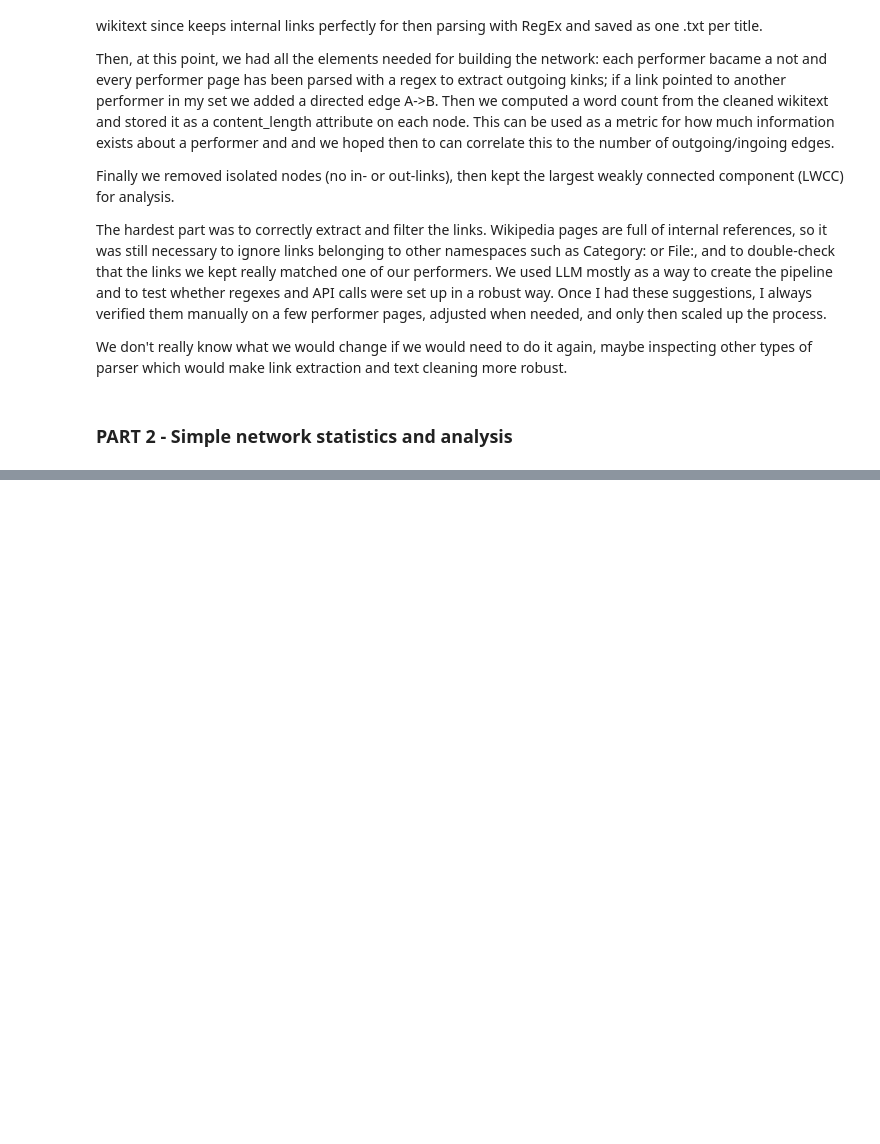
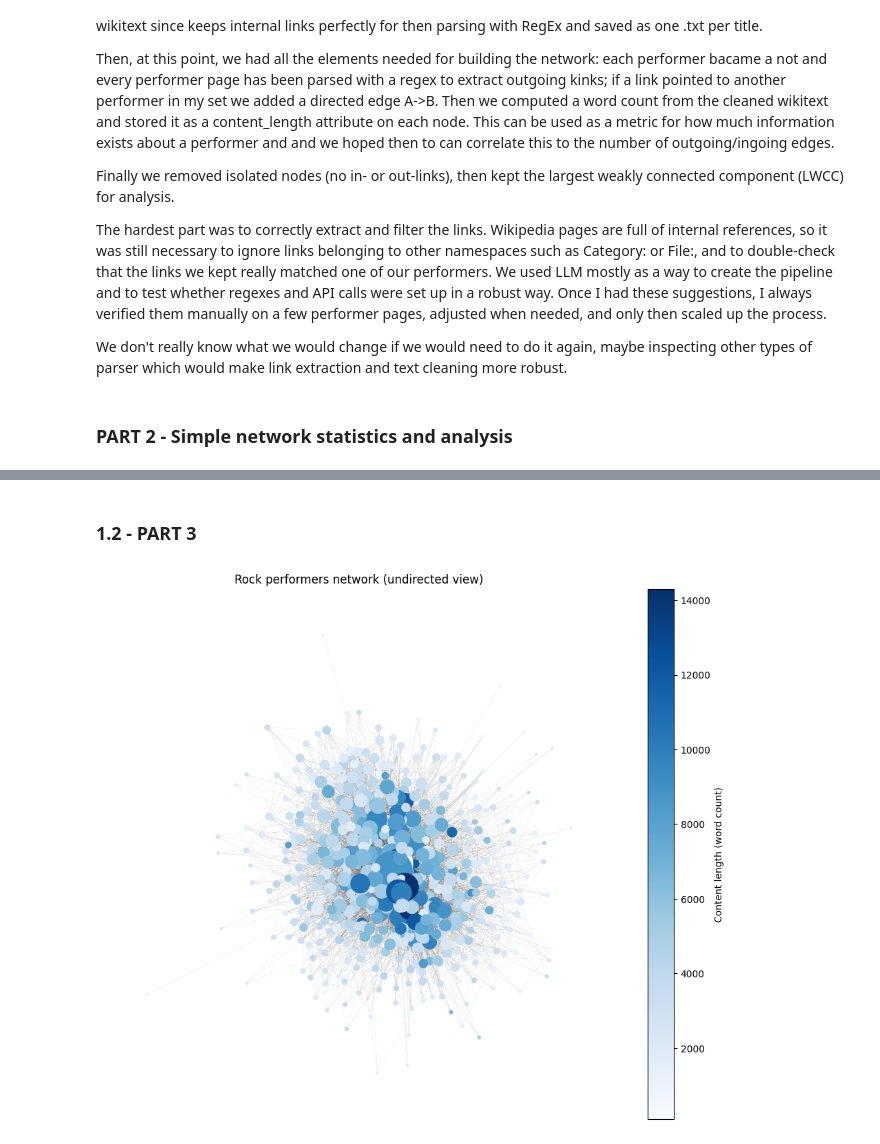
Before and after one commit to lovomanuel/sgi, a Jupyter notebook: Assignment1.ipynb, the cells around one changed output, grey strips where cells are left out. Saved outputs shown, nothing was run; the diff lists cells and outputs as text; code cells hidden in the pictures; blank space fills up the shorter version.

```diff
--- a/Assignment1.ipynb
+++ b/Assignment1.ipynb
@@ -57,0 +144,11 @@ We don't really know what we would change if we would need to do it again, maybe
+# %%
+top_in  = sorted(G.in_degree(),  key=lambda x: x[1], reverse=True)[:5]
+top_out = sorted(G.out_degree(), key=lambda x: x[1], reverse=True)[:5]
+
+print("\nTop 5 by IN-degree:")
+for n, d in top_in:
+    print(f"{n}: {d}")
+
+print("\nTop 5 by OUT-degree:")
+for n, d in top_out:
+    print(f"{n}: {d}")
@@ -57,0 +175,5 @@ We don't really know what we would change if we would need to do it again, maybe
+# %%
+longest = sorted(G.nodes(), key=lambda n: G.nodes[n].get("content_length", 0), reverse=True)[:10]
+print("\nTop 10 by content_length:")
+for n in longest:
+    print(f"{n}: {G.nodes[n].get('content_length', 0)}")
@@ -57,0 +192,38 @@ We don't really know what we would change if we would need to do it again, maybe
+# %% [markdown]
+### 1.2 - PART 3
+# %%
+from matplotlib import cm
+
+# G = your directed graph from before
+UG = G.to_undirected()   # undirected copy just for visualization
+
+# node size = degree (undirected degree since we converted)
+deg = dict(UG.degree())
+sizes = [deg[n] * 5 for n in UG.nodes()]  # adjust multiplier for visibility
+
+# node color = content_length (with a simple sequential colormap)
+cl = [UG.nodes[n].get("content_length", 0) for n in UG.nodes()]
+cmap = plt.cm.Blues
+
+# layout
+pos = nx.spring_layout(UG, seed=42)   # or nx.kamada_kawai_layout(UG)
+
+plt.figure(figsize=(12, 10))
+nx.draw_networkx_edges(UG, pos, alpha=0.1, width=0.3)
+nodes = nx.draw_networkx_nodes(
+    UG, pos,
+    node_size=sizes,
+    node_color=cl,
+    cmap=cmap,
+    linewidths=0
+)
+
+# add colorbar
+cbar = plt.colorbar(nodes)
+cbar.set_label("Content length (word count)")
+
+plt.title("Rock performers network (undirected view)")
+plt.axis("off")
+plt.show()
+# %% [output]
+[figure, added]
```
Also changed, not shown: parts of 9 cells of this notebook.
